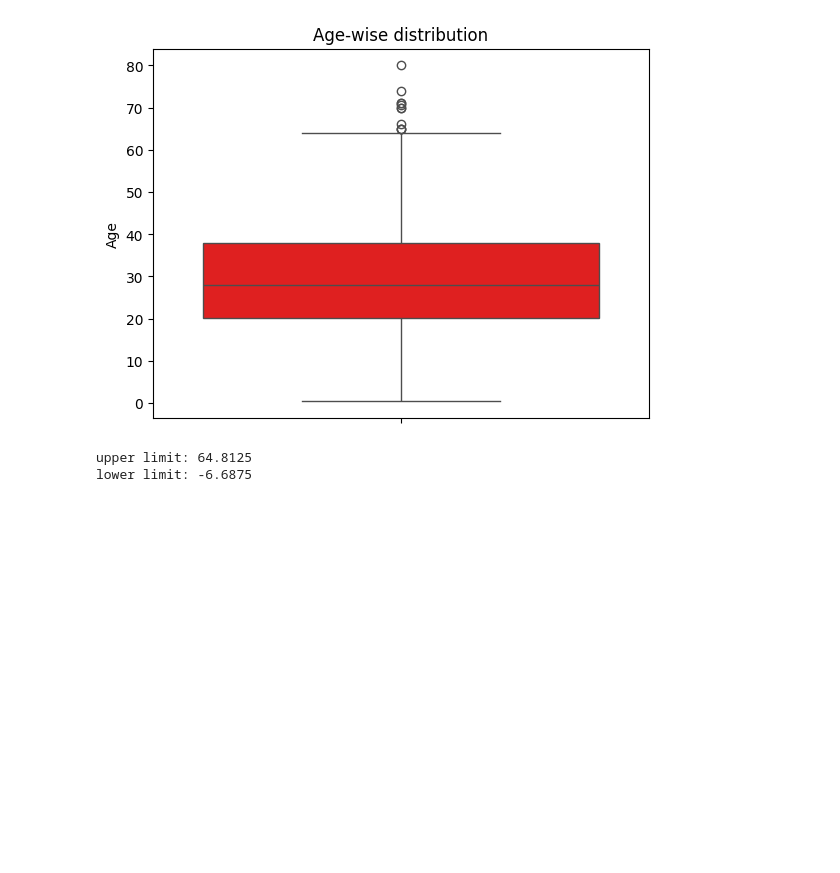
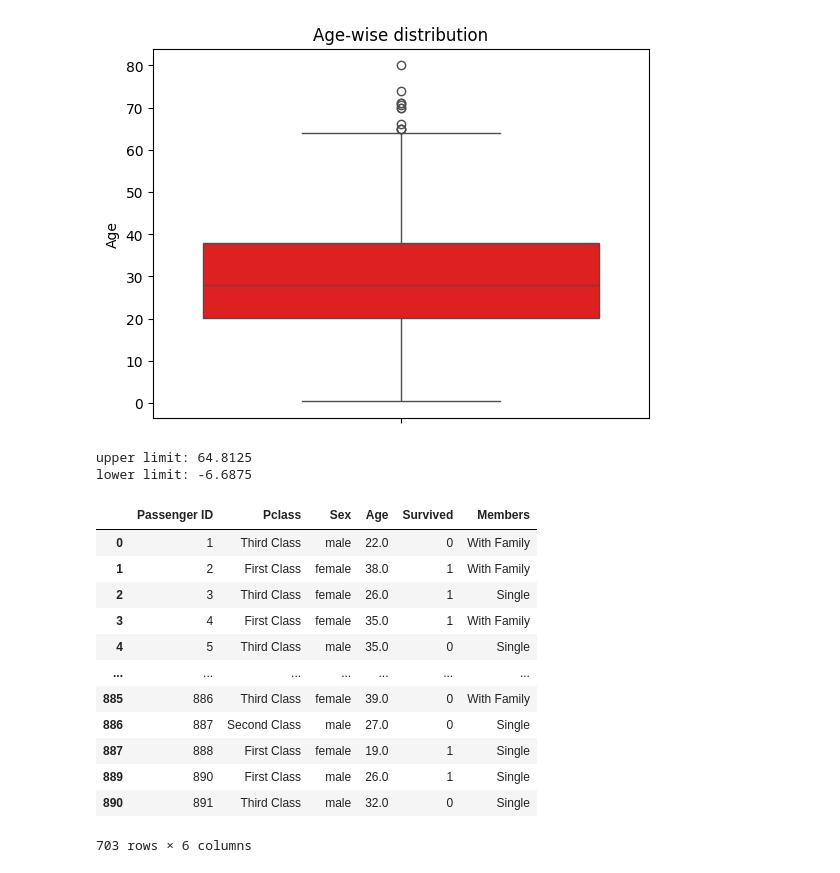
Before and after one commit to ankitg-02/Titanic, a Jupyter notebook: Titanic1.ipynb, the cells around one changed output. Drawn from its saved outputs; the diff is of its cells as text; code cells hidden in the pictures; blank space fills up the shorter version.

```diff
--- a/Titanic1.ipynb
+++ b/Titanic1.ipynb
@@ -305,3 +305,20 @@ print('lower limit:',lower_limit)
 # %% [output]
 upper limit: 64.8125
 lower limit: -6.6875
+# %%
+new_data=train_data[(train_data['Age']<upper_limit)&(train_data['Age']>lower_limit)]
+new_data
+# %% [output]
+|  | Passenger ID | Pclass | Sex | Age | Survived | Members |
+| 0 | 1 | Third Class | male | 22.0 | 0 | With Family |
+| 1 | 2 | First Class | female | 38.0 | 1 | With Family |
+| 2 | 3 | Third Class | female | 26.0 | 1 | Single |
+| 3 | 4 | First Class | female | 35.0 | 1 | With Family |
+| 4 | 5 | Third Class | male | 35.0 | 0 | Single |
+| ... | ... | ... | ... | ... | ... | ... |
+| 885 | 886 | Third Class | female | 39.0 | 0 | With Family |
+| 886 | 887 | Second Class | male | 27.0 | 0 | Single |
+| 887 | 888 | First Class | female | 19.0 | 1 | Single |
+| 889 | 890 | First Class | male | 26.0 | 1 | Single |
+| 890 | 891 | Third Class | male | 32.0 | 0 | Single |
+703 rows × 6 columns
```
Also changed, not shown: parts of 7 cells of this notebook.
